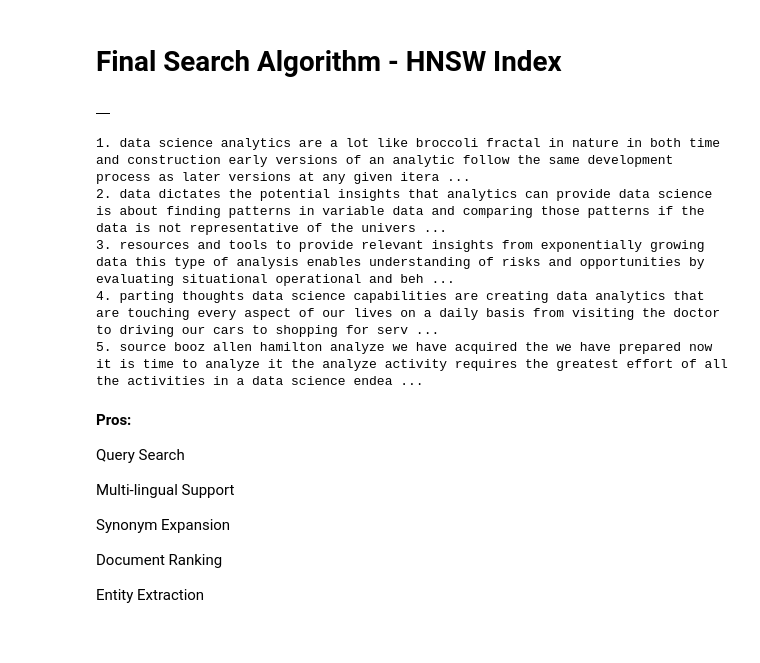
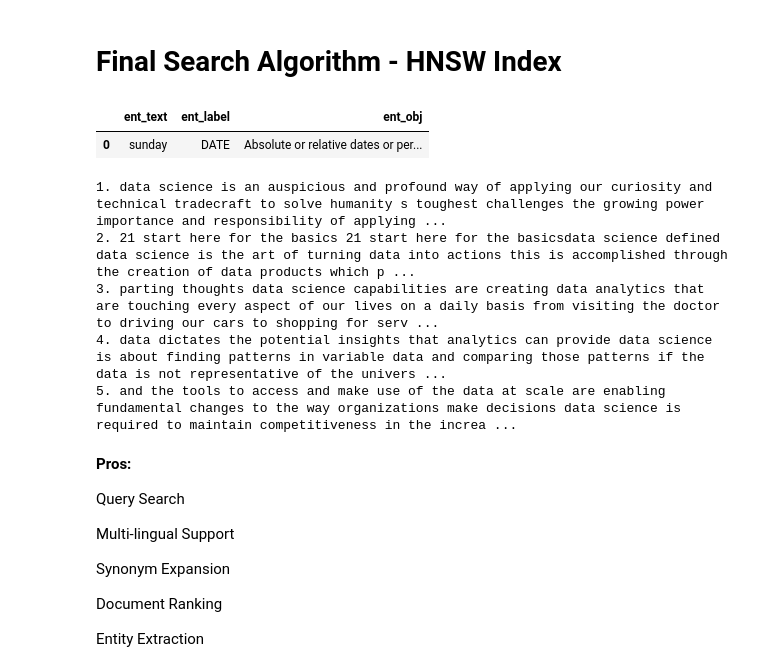
Before and after one commit to MUZAMMIL7786/ai_semantic_search_pinecone, a Jupyter notebook: scripts/ai_semantic_search_pinecone.ipynb, the cells around one changed output. Drawn from its saved outputs; the diff is of its cells as text; code cells hidden in the pictures; blank space fills up the shorter version.

```diff
--- a/scripts/ai_semantic_search_pinecone.ipynb
+++ b/scripts/ai_semantic_search_pinecone.ipynb
@@ -973,35 +1017,36 @@ def entity_recog(documents):
         # if doc.ents:
 
         # Iterate over the entities in the doc object.
         for ent in doc.ents:
             # Create a dictionary to store the entity information.
             obj = {}
 
             # Add the entity text to the dictionary.
             obj['ent_text'] = ent.text
 
             # Add the entity label to the dictionary.
             obj['ent_label'] = ent.label_
 
             # Add the entity explanation to the dictionary.
             obj['ent_obj'] = str(spacy.explain(ent.label_))
 
             # Add the entity to the list of entities.
             entities.append(obj)
 
     # Create a DataFrame of the entities.
     df = pd.DataFrame(entities)
 
     # Drop duplicate entities.
     df.drop_duplicates(inplace=True)
 
     return df
 
 
 # Identify entities in the given text.
-entity_recog("data science")
+entity_recog('Hi looking great see you on sunday')
 # %% [output]
-|  |
+|  | ent_text | ent_label | ent_obj |
+| 0 | sunday | DATE | Absolute or relative dates or per... |
 # %%
 def search_query(Query):
 
@@ -1015,7 +1060,7 @@ def search_query(Query):
       query_embedding = openai.Embedding.create(input=Query, engine=openai_model)['data'][0]['embedding']
 
       # Search for documents that match the query embedding.
-      D, I = HNSW_index.search(np.array([query_embedding]), k=5)
+      D, I = hnsw_index.search(np.array([query_embedding]), k=5)
 
       # Create a string of the search results.
       i = 1
@@ -1025,15 +1070,15 @@ def search_query(Query):
 
     return query_result
 
-Query = "what is data analytics"
+Query = 'what is data science'
 documents = search_query(Query)
 print(documents)
 # %% [output]
-1. data science analytics are a lot like broccoli fractal in nature in both time and construction early versions of an analytic follow the same development process as later versions at any given itera ...
-2. data dictates the potential insights that analytics can provide data science is about finding patterns in variable data and comparing those patterns if the data is not representative of the univers ...
-3. resources and tools to provide relevant insights from exponentially growing data this type of analysis enables understanding of risks and opportunities by evaluating situational operational and beh ...
-4. parting thoughts data science capabilities are creating data analytics that are touching every aspect of our lives on a daily basis from visiting the doctor to driving our cars to shopping for serv ...
-5. source booz allen hamilton analyze we have acquired the we have prepared now it is time to analyze it the analyze activity requires the greatest effort of all the activities in a data science endea ...
+1. data science is an auspicious and profound way of applying our curiosity and technical tradecraft to solve humanity s toughest challenges the growing power importance and responsibility of applying ...
+2. 21 start here for the basics 21 start here for the basicsdata science defined data science is the art of turning data into actions this is accomplished through the creation of data products which p ...
+3. parting thoughts data science capabilities are creating data analytics that are touching every aspect of our lives on a daily basis from visiting the doctor to driving our cars to shopping for serv ...
+4. data dictates the potential insights that analytics can provide data science is about finding patterns in variable data and comparing those patterns if the data is not representative of the univers ...
+5. and the tools to access and make use of the data at scale are enabling fundamental changes to the way organizations make decisions data science is required to maintain competitiveness in the increa ...
 # %% [markdown]
 **Pros:**
 
```
Also changed, not shown: parts of 28 cells of this notebook, 4 other files.
